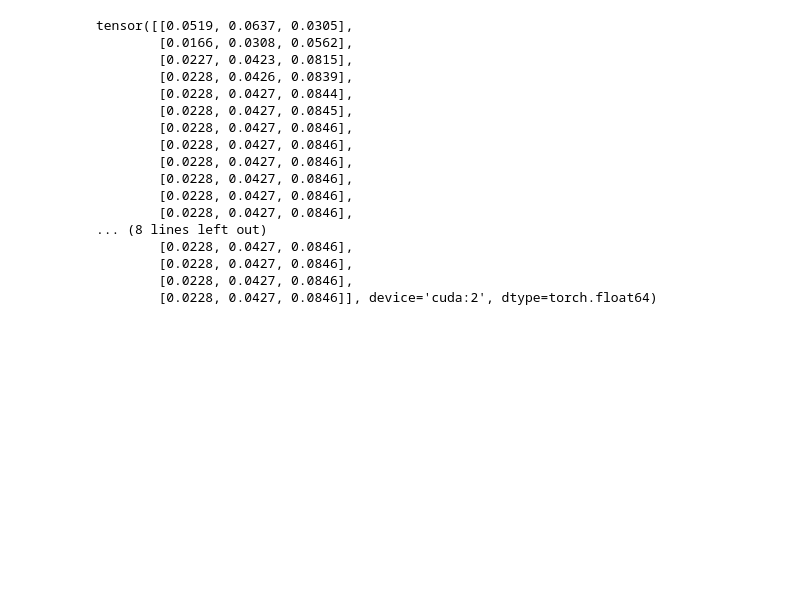
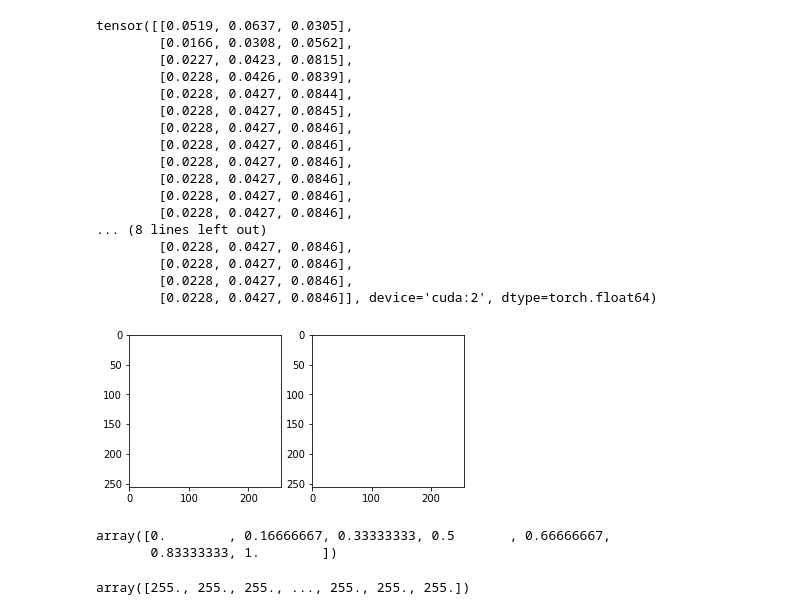
Before and after one commit to PradeepKadubandi/DemoPlanner, a Jupyter notebook: playground.ipynb, the cells around one changed output. Saved outputs shown, nothing was run; the diff lists cells and outputs as text; code cells hidden in the pictures; blank space fills up the shorter version.

```diff
--- a/playground.ipynb
+++ b/playground.ipynb
@@ -281,26 +281,24 @@ tensor([[0.0519, 0.0637, 0.0305],
         [0.0228, 0.0427, 0.0846]], device='cuda:2', dtype=torch.float64)
 # %%
 filename = 'dynamic_images'
-def f(x, y):
-    return np.sin(x) + np.cos(y)
-
-x = np.linspace(0, 2 * np.pi, 120)
-y = np.linspace(0, 2 * np.pi, 100).reshape(-1, 1)
 # ims is a list of lists, each row is a list of artists to draw in the
 # current frame; here we are just animating one artist, the image, in
 # each frame
 ims = []
-with PdfPages(filename + '.pdf') as pdf:
-    for i in range(15):
-        x += np.pi / 15.
-        y += np.pi / 20.
-        fig = plt.figure()
-        im1 = plt.imshow(f(x, y), animated=True)
-        title = plt.title('Animation')
-#         pdf.savefig(fig)
-        ims.append([im1, title])
+fig, ax = plt.subplots(1,2)
+for i in range(images):
+    im0 = ax[0].imshow(test_gt_images[i, :].reshape(img_res,img_res), cmap=plt.get_cmap("gray"), vmin=0, vmax=1)
+    im1 = ax[1].imshow(test_rollout_images[i, :].reshape(img_res,img_res), cmap=plt.get_cmap("gray"), vmin=0, vmax=1)
+    ims.append([im0, im1])
 
-fig = plt.figure()
 ani = animation.ArtistAnimation(fig, ims, interval=500, repeat=False)
+plt.show()
 ani.save(filename + '.mp4')
 plt.close('all')
+# %% [output]
+[figure, added]
+# %%
+np.linspace(0, 1, 7)
+# %% [output]
+array([0.        , 0.16666667, 0.33333333, 0.5       , 0.66666667,
+       0.83333333, 1.        ])
@@ -306,0 +313,4 @@ plt.close('all')
+# %%
+test_gt_images[6]
+# %% [output]
+array([255., 255., 255., ..., 255., 255., 255.])
```
Also changed, not shown: parts of 10 cells of this notebook, 3 other files.
